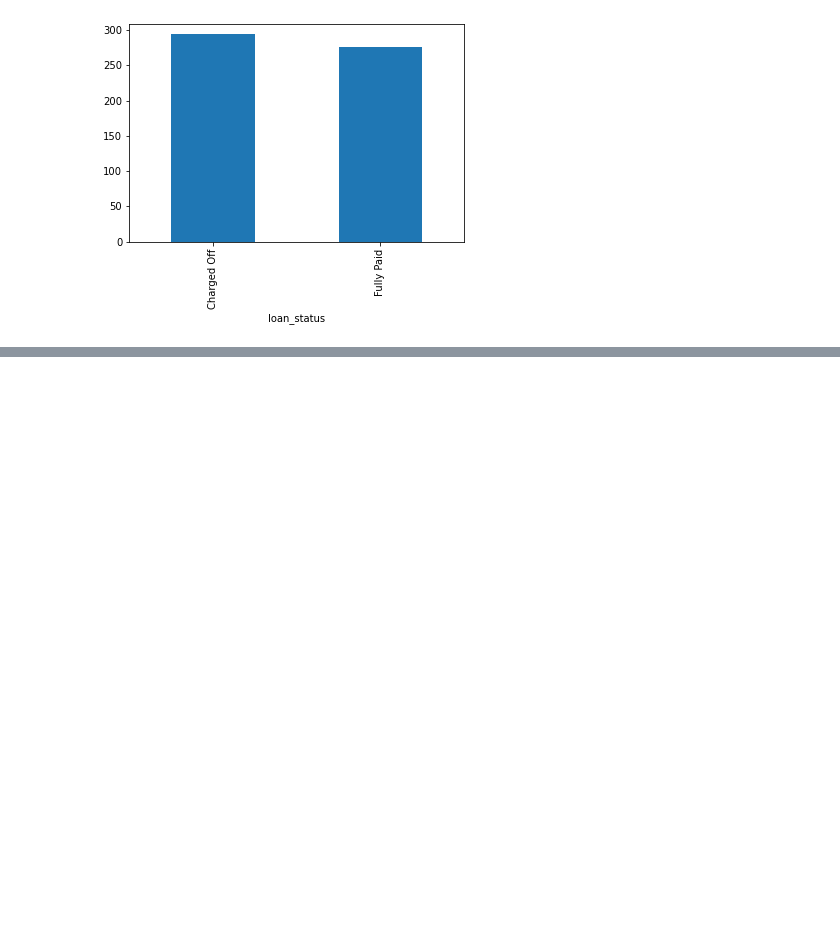
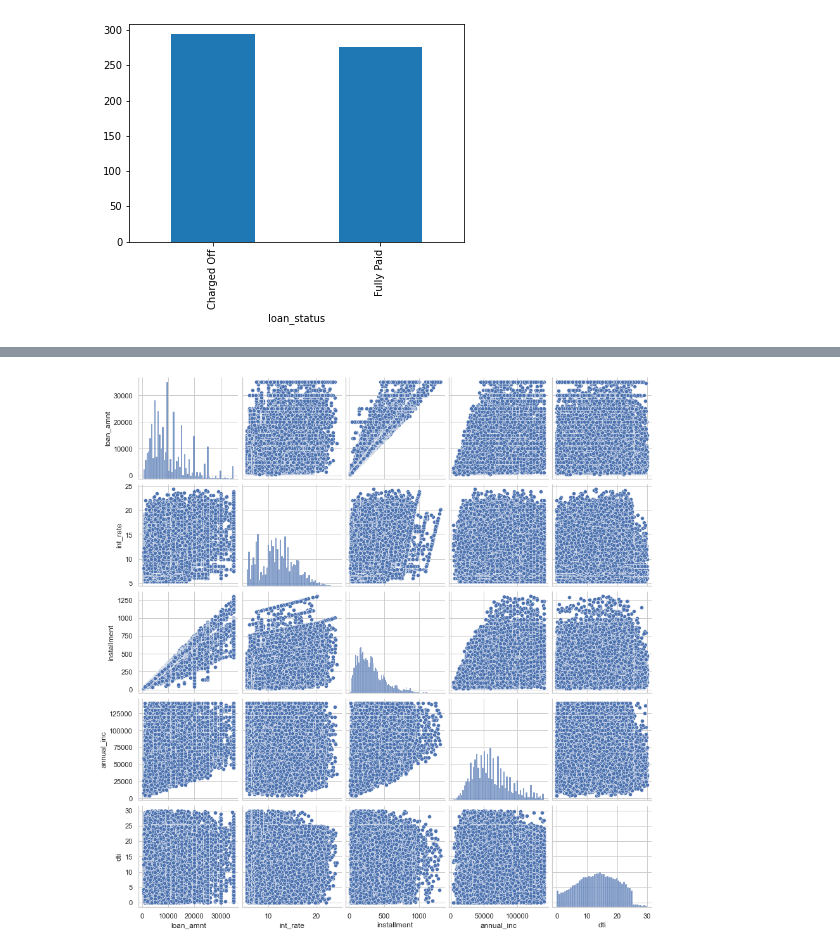
Before and after one commit to vishvmitra/LendingClubCaseStudy, a Jupyter notebook: Group_Facilitator_Vishvmitra_Belsare.ipynb, the cells around one changed output, grey strips where cells are left out. Cells and saved outputs as stored; diff of their text form; code cells hidden in the pictures; blank space fills up the shorter version.

```diff
--- a/Group_Facilitator_Vishvmitra_Belsare.ipynb
+++ b/Group_Facilitator_Vishvmitra_Belsare.ipynb
@@ -478,0 +482,6 @@ plt.show()
+# %%
+## Pair plots to gauge correlation between different columns
+sns.pairplot(final_loan_data)
+plt.show()
+# %% [output]
+[figure, added]
```
Also changed, not shown: parts of 4 cells of this notebook.
